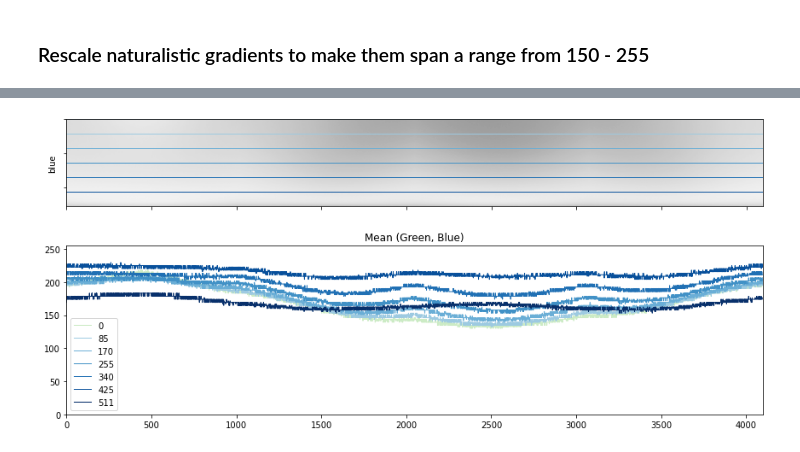
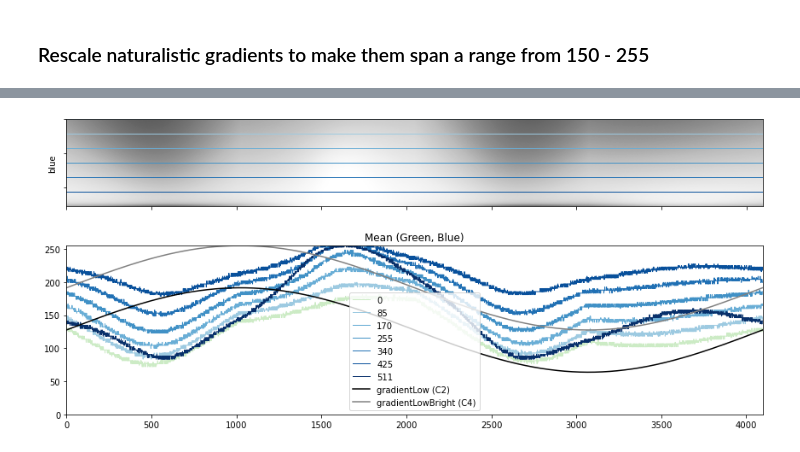
Before and after one commit to hjmh/vrStim, a Jupyter notebook: stimulusComparison.ipynb, the cells around one changed output, grey strips where cells are left out. Drawn from its saved outputs; the diff is of its cells as text; code cells hidden in the pictures.

```diff
--- a/stimulusComparison.ipynb
+++ b/stimulusComparison.ipynb
@@ -207,7 +207,7 @@ for i in range(3):
     for ax in axs[:,i]:
         ax.set_ylim((0,maxBit))
         ax.set_xlabel('Panorama width')
-        ax.set_ylabel('Bit range  (0-white, {}-black)'.format(maxBit));
+        ax.set_ylabel('Bit range  (0-black, {}-white)'.format(maxBit));
         ax.legend(loc = "lower right")
 fig.tight_layout()
 
@@ -279,7 +276,7 @@ for i, pan in enumerate([panGrad, panGradLow, panGradVeryLow, panGradLowBright,
 # %%
 from PIL import Image
 root = './skyGradients/originals/'
-savename = '13h'
+savename = '19h'
 folder = savename+'/'# 'unity-skybox-16h-el48_52-az250_65/'#'unity-skybox-13h-el68_25-az169_56/'#
 
 path = root + folder
@@ -317,6 +314,11 @@ cmaps = ['Reds','Greens','Blues']
 lab = ['red','green','blue']
 
 elevation = np.linspace(0,horizon-1,7).astype('int')
+# %%
+# sine gradient comparison
+panGradSky = (np.sin(np.linspace(0,np.pi*2,arrSides.shape[1])) + 1) *maxBit/2
+panGradLowSky = (np.sin(np.linspace(0,np.pi*2,arrSides.shape[1])) + 2)*maxBit/4
+panGradLowBrightSky = (np.sin(np.linspace(0,np.pi*2,arrSides.shape[1])) + 2)*maxBit/4 + maxBit/4
 # %%
 fig, axs = plt.subplots(3,1,figsize=(15,6))
 
@@ -375,5 +377,5 @@ plt.savefig('./plots/skygradients_RGB_rescaled_{}.pdf'.format(savename))
 # %%
-fig, axs = plt.subplots(3,1,figsize=(12,10))
+fig, axs = plt.subplots(3,1,figsize=(12,8))
 for c in range(3):
     cNorm  = colors.Normalize(vmin=-1, vmax=len(elevation))
     myCMap = plt.cm.ScalarMappable(norm=cNorm,cmap=cmaps[c])
@@ -392,26 +394,28 @@ plt.savefig('./plots/skygradients_RGB_elevationProfileRescaled_{}.pdf'.format(sa
 # %%
 arrSidesScaledBG = (arrSidesScaled[:,:,1]  + arrSidesScaled[:,:,2])/2
 
 fig, axs = plt.subplots(2,1,figsize=(12,6))
 
 cNorm  = colors.Normalize(vmin=-1, vmax=len(elevation))
 myCMap = plt.cm.ScalarMappable(norm=cNorm,cmap='GnBu')
 for i, e in enumerate(elevation):
     axs[1].plot(arrSidesScaledBG[e,:],'-',color=myCMap.to_rgba(i+1), label=e, linewidth=1)
     axs[0].imshow(arrSidesScaledBG, cmap='Greys_r', vmin=0, vmax=255)
     cNorm  = colors.Normalize(vmin=-1, vmax=len(elevation))
     myCMap = plt.cm.ScalarMappable(norm=cNorm,cmap=cmaps[c])
     for i, e in enumerate(elevation):
         axs[0].axhline(e,color=myCMap.to_rgba(i+1), linewidth=0.5)
 axs[0].axes.xaxis.set_ticklabels([])
 axs[0].axes.yaxis.set_ticklabels([])
 axs[0].set_ylabel(lab[c])
 
+axs[1].plot(np.linspace(0,arrSides.shape[1],arrSides.shape[1]) ,panGradLowSky,color='k', label='gradientLow (C2)')
+axs[1].plot(np.linspace(0,arrSides.shape[1],arrSides.shape[1]),panGradLowBrightSky,color='grey', label='gradientLowBright (C4)')
 axs[1].set_ylim(0,255)
 axs[1].set_xlim(0,grad_F.size[1]*4)
 axs[1].legend()
 axs[1].set_title('Mean (Green, Blue)')
 fig.tight_layout()
 plt.savefig('./plots/skygradients_GBmeanRescaled_imageAndElevationProfile_{}.pdf'.format(savename))
 # %% [output]
-[figure, old version]
+[figure, new version]
```
Also changed, not shown: parts of 11 cells of this notebook, 2 other files.
